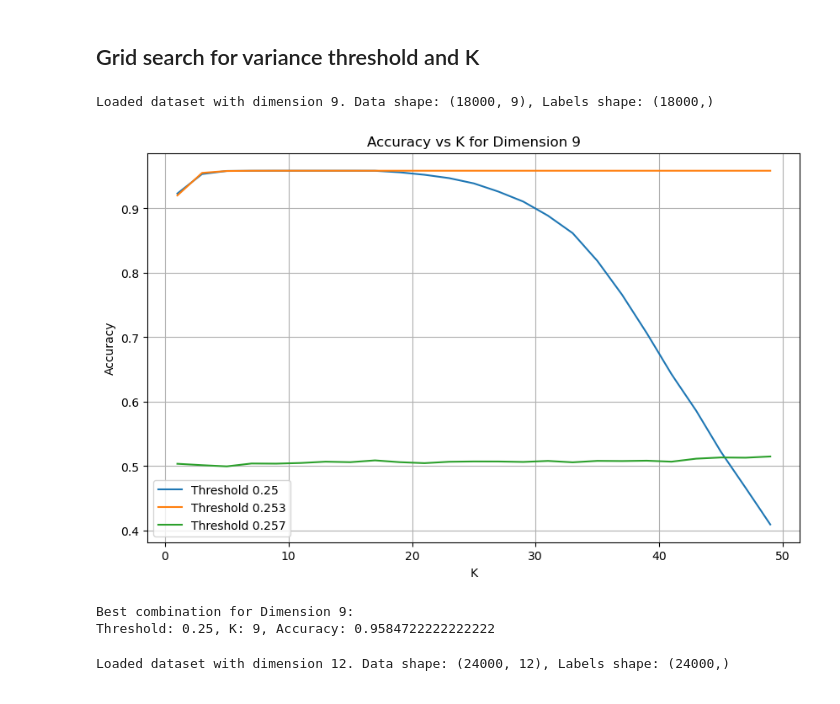
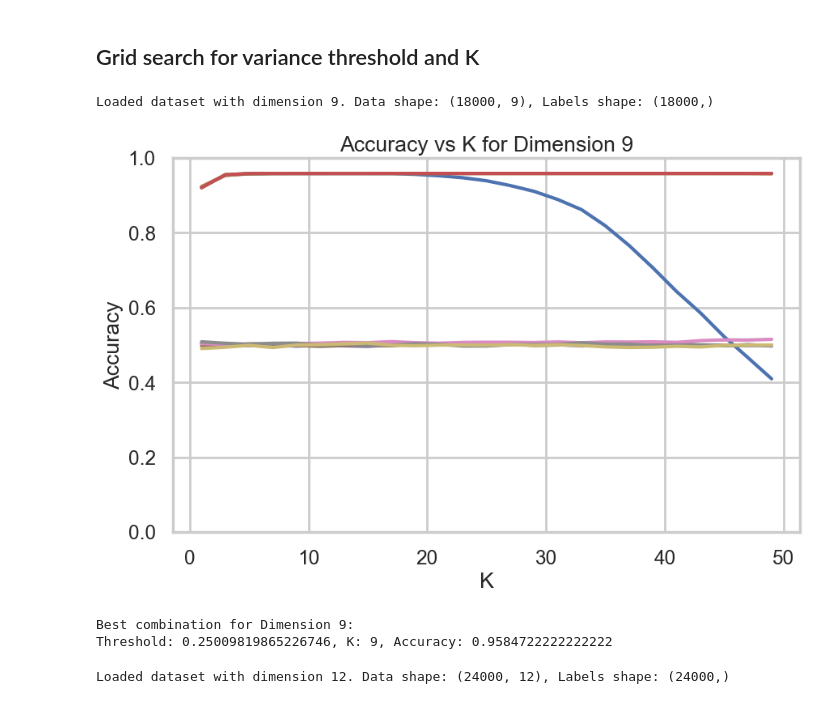
Before and after one commit to Daniel4078/COMP70015-MML-coursework, a Jupyter notebook: Knn.ipynb, the cells around one changed output. Saved outputs shown, nothing was run; the diff lists cells and outputs as text; code cells hidden in the pictures.

Commit message:
auto threshold searching

```diff
--- a/Knn.ipynb
+++ b/Knn.ipynb
@@ -155,14 +155,14 @@ Loaded dataset with dimension 45. Data shape: (90000, 45), Labels shape: (90000,
 # %%
 def preprocess_data(data, variance_threshold):
       variances = np.var(data, axis=0)
-      return data[:, variances > variance_threshold]
+      return data[:, variances >= variance_threshold]
 # %%
 from sklearn.neighbors import KNeighborsClassifier
 from itertools import product
 
-def perform_grid_search(dim,thresholds,k_range):
+def perform_grid_search(dim,k_range):
     data, labels = load_data_by_dimension(dim)
-    results_list = []
+    thresholds = list(np.sort(np.var(data, axis=0)))
     accuracies = {t: [] for t in thresholds}
     best_acc = 0
     best_params = {}
@@ -185,7 +185,7 @@ def perform_grid_search(dim,thresholds,k_range):
     plt.title(f"Accuracy vs K for Dimension {dim}")
     plt.xlabel("K")
     plt.ylabel("Accuracy")
-    plt.legend()
+    # plt.legend()
     plt.grid(True)
     plt.ylim(0, 1)
     plt.show()
@@ -196,13 +195,13 @@ thresholds = [0.25,0.253,0.257]
 k_range = range(1,50,2)
 # %%
-best_params,best_acc =  perform_grid_search(9,thresholds,k_range)
+best_params,best_acc =  perform_grid_search(9,k_range)
 print(f"Best combination for Dimension 9:")
 print(f"Threshold: {best_params['Threshold']}, K: {best_params['K']}, Accuracy: {best_acc}")
 # %% [output]
 Loaded dataset with dimension 9. Data shape: (18000, 9), Labels shape: (18000,)
-[figure, old version]
+[figure, new version]
 Best combination for Dimension 9:
-Threshold: 0.25, K: 9, Accuracy: 0.9584722222222222
+Threshold: 0.25009819865226746, K: 9, Accuracy: 0.9584722222222222
 # %%
 best_params,best_acc =  perform_grid_search(12,thresholds,k_range)
 print(f"Best combination for Dimension 12:")
```
Also changed, not shown: parts of 1 cell of this notebook.
